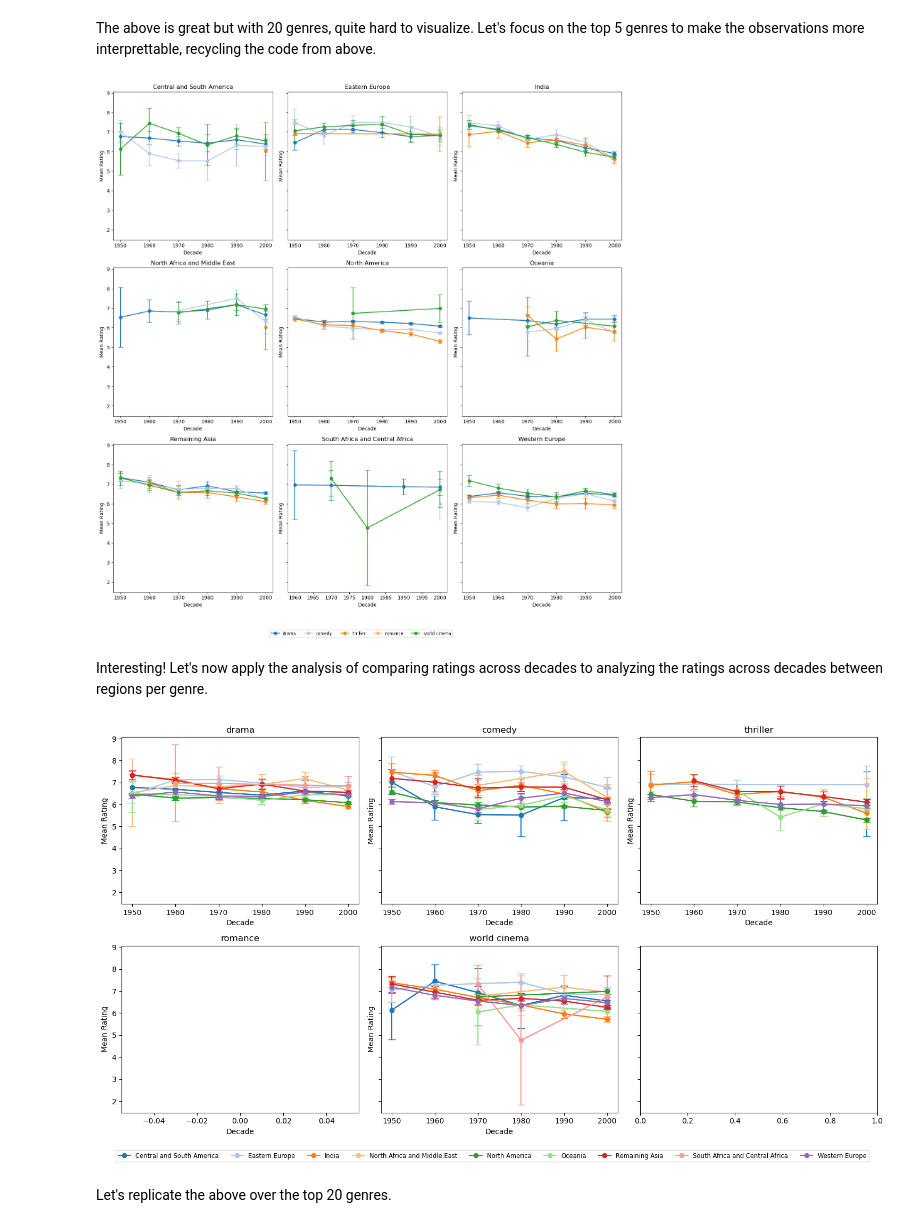
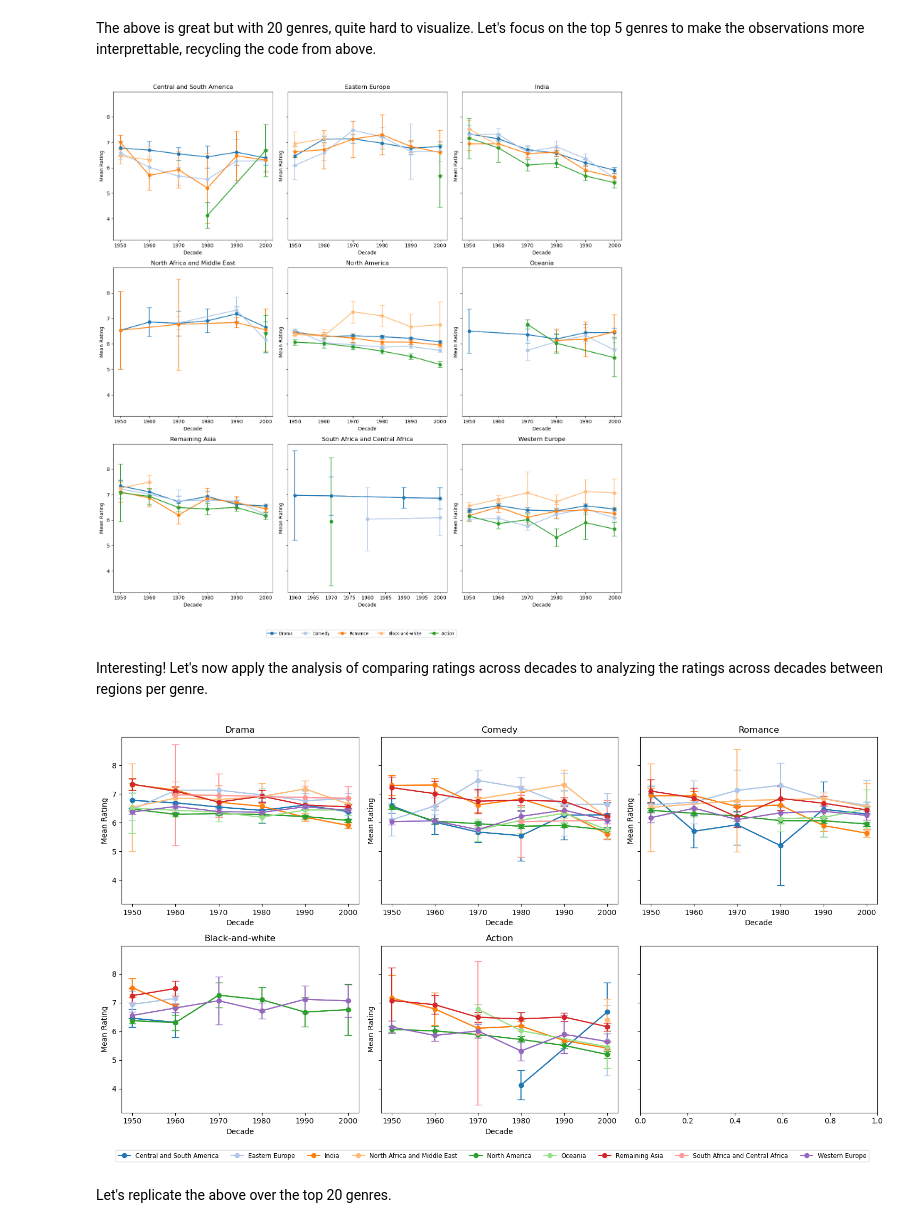
Before and after one commit to epfl-ada/ada-2024-project-majcj2024, a Jupyter notebook: results_P3_V4.ipynb, the cells around one changed output. Saved outputs shown, nothing was run; the diff lists cells and outputs as text; code cells hidden in the pictures.

Commit message:
new genres

```diff
--- a/results_P3_V4.ipynb
+++ b/results_P3_V4.ipynb
@@ -239,6 +239,19 @@ print(f"{percent_one_to_six_genre} of our ratings-populated movie metadataset ha
 0.9043038705950318 of our ratings-populated movie metadataset have one to six genres listed.
 # %%
 df_movies_ratings_imdb = df_movies_ratings_imdb.explode("genres")
+
+# the genres column needs cleaning to ensure the same genres aren't doubled in a different format
+df_movies_ratings_imdb["genres"] = df_movies_ratings_imdb["genres"].map(str)
+df_movies_ratings_imdb["genres"] = df_movies_ratings_imdb["genres"].str.lower()
+
+df_movies_ratings_imdb["genres"] = df_movies_ratings_imdb["genres"].str.replace(" film", "")
+df_movies_ratings_imdb["genres"] = df_movies_ratings_imdb["genres"].str.replace(" movies", "")
+
+df_movies_ratings_imdb["genres"] = df_movies_ratings_imdb["genres"].map(str)
+df_movies_ratings_imdb["genres"] = df_movies_ratings_imdb["genres"].str.replace("[", "")
+df_movies_ratings_imdb["genres"] = df_movies_ratings_imdb["genres"].str.replace("]", "")
+df_movies_ratings_imdb["genres"] = df_movies_ratings_imdb["genres"].str.replace("'", "")
+df_movies_ratings_imdb["genres"] = df_movies_ratings_imdb["genres"].str.replace('"', "")
 
 # identifying the 20 most common single genres over all movies
 genre_counts = df_movies_ratings_imdb['genres'].value_counts()
@@ -252,7 +265,7 @@ df_movies_ratings_imdb = df_movies_ratings_imdb[df_movies_ratings_imdb['genres']
 # the spoken languages, countries and genres columns needs to quickly be cleaned
 df_movies_ratings_imdb["spoken_languages"] = df_movies_ratings_imdb["spoken_languages"].apply(lambda x: ",".join(map(str, x))  if type(x) == list else x)
 df_movies_ratings_imdb["countries"] = df_movies_ratings_imdb["countries"].apply(lambda x: ",".join(map(str, x))  if type(x) == list else x)
-df_movies_ratings_imdb["genres"] = df_movies_ratings_imdb["genres"].str.lower()
+df_movies_ratings_imdb["genres"] = df_movies_ratings_imdb["genres"].str.capitalize()
 # %% [markdown]
 Dealing with multiple genres movies is not trivial. Exploding multiple-genres movies might be a solution but one needs to be careful about the influence of this on the overall statistics of the dataframe. A quick analysis on the #genres distribution shows the latter to be left-skewed, this implies that generally a movie has a low number of genres when this is larger than 1. This could justisfy the choice of exploding multiple genres movies. For later on analysis, a possible solution would be to choose unique movies starting from the standard movies dataframe, selecting a multiple repeated times movie based on the most relevant genre among the ones that belong to it.
 # %% [markdown]
@@ -758,8 +771,12 @@ plt.show()
 # %% [markdown]
 The above is great but with 20 genres, quite hard to visualize. Let's focus on the top 5 genres to make the observations more interprettable, recycling the code from above.
+# %%
+# identifying the 20 most common single genres over all movies
+genre_counts = df_movies_ratings_imdb['genres'].value_counts()
+
+# getting the top 5 genres as a list
+top_5_genres = genre_counts.head(5).index.tolist()
 # %%
-# Re-defining the top 5 genres reported in the TMDB ratings master dataframe
-top_5_genres = ["drama", "comedy", "thriller", "romance", "world cinema"]
 
 # The movies must be 'binned' into the decade in which they were released
 def categorize_decade(release_date):
@@ -883,13 +900,10 @@ plt.tight_layout()
 fig.legend(labels=top_5_genres, loc='lower center', ncol=5, bbox_to_anchor=(0.5, -0.05), fontsize='small')
 plt.show()
 # %% [output]
-[figure, old version]
+[figure, new version]
 # %% [markdown]
 Interesting! Let's now apply the analysis of comparing ratings across decades to analyzing the ratings across decades between regions per genre.
 # %%
-# Re-defining the top 5 genres reported in the TMDB ratings master dataframe
-top_5_genres = ["drama", "comedy", "thriller", "romance", "world cinema"]
-
 # The movies must be 'binned' into the decade in which they were released
 def categorize_decade(release_date):
     if 1950 <= release_date < 1960:
@@ -979,34 +993,34 @@ for i, genre_name in enumerate(mean_ratings.keys()):
 
         # The visualization of regional mean ratings over decades per genre requires numerical forms of the decade list previously made
         decade_map = {}
         for i in decades:
             decade_map[i] = int(i)
         filtered_decades_as_int = []
         for i in filtered_decades:
             filtered_decades_as_int.append(decade_map[i])
 
         # To ensure the subfigure's ratings are plotted chronologically, the decades of a region with a mean rating reported must be sorted
         sorted_indices = np.argsort(filtered_decades_as_int)
 
         # The saved indeces of the decades to ensure they're chronologically ordered must be used to sort the regional mean ratings and associated CI
         filtered_decades = np.array(filtered_decades_as_int)[sorted_indices]
         filtered_means = filtered_means[sorted_indices]
         filtered_stderrs = filtered_stderrs[sorted_indices]
 
         # Defining the given genres color for plotting a line plot with error bars for every region's mean rating over the six decades in a given genre
         color = colors[j]
         ax.errorbar(filtered_decades, filtered_means, yerr=filtered_stderrs, label=model_groupings[j], capsize=5, marker='o', color=color)
         ax.plot(filtered_decades, filtered_means, marker='o', color=color)
 
     ax.set_title(genre_name)
     ax.set_xlabel('Decade')
     ax.set_ylabel('Mean Rating')
 
 plt.tight_layout()
 fig.legend(labels=model_groupings, loc='lower center', ncol=9, bbox_to_anchor=(0.5, -0.05), fontsize='small')
 plt.show()
 # %% [output]
-[figure, old version]
+[figure, new version]
 # %% [markdown]
 Let's replicate the above over the top 20 genres.
 # %%
```
Also changed, not shown: parts of 13 cells of this notebook.
